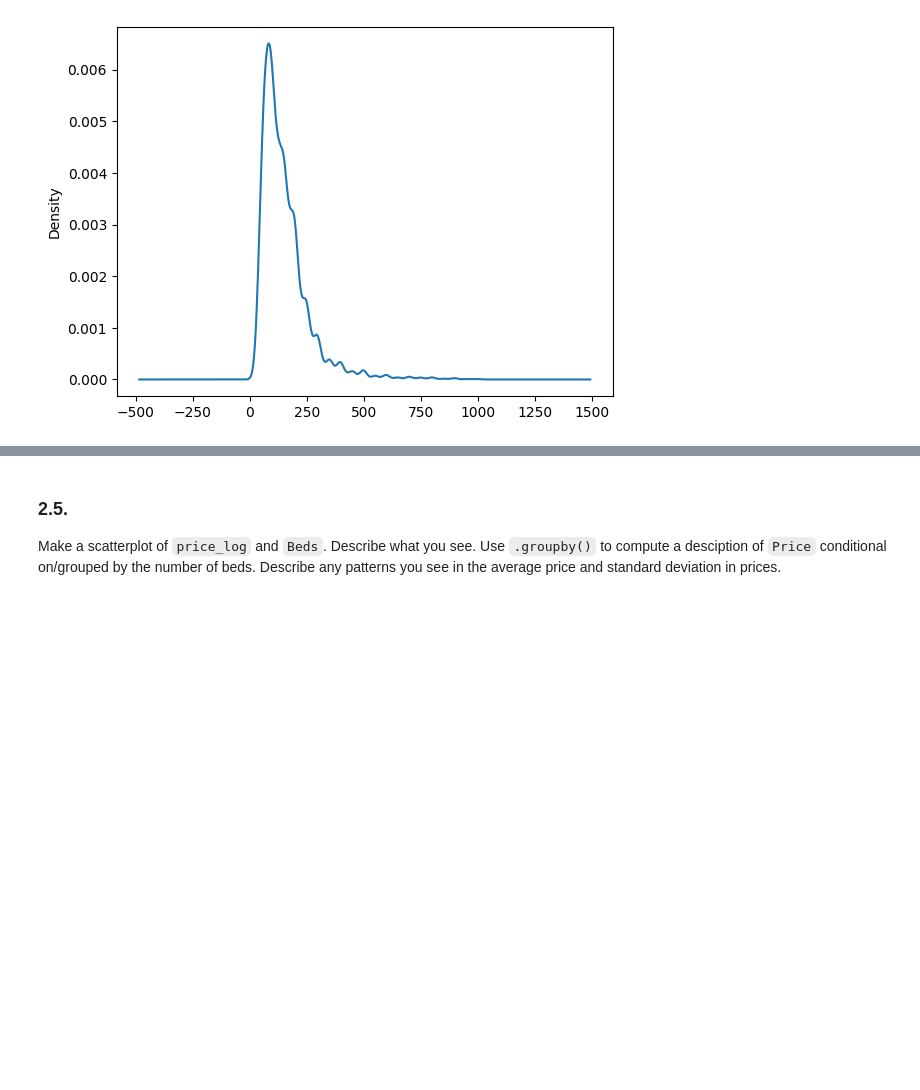
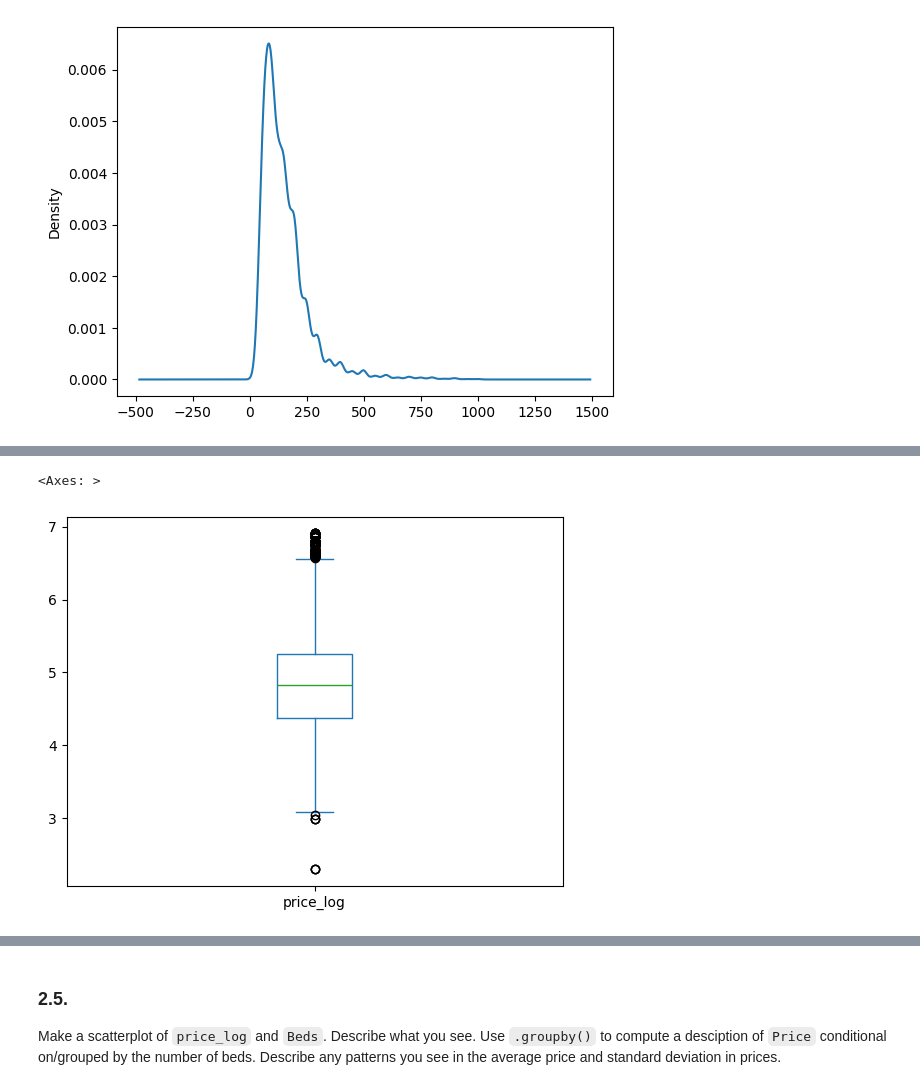
Before and after one commit to emilyzyzhou/eda_assignment, a Jupyter notebook: assignment.ipynb, the cells around one changed output, grey strips where cells are left out. Cells and saved outputs as stored; diff of their text form; code cells hidden in the pictures; blank space fills up the shorter version.

```diff
--- a/assignment.ipynb
+++ b/assignment.ipynb
@@ -117,0 +127,6 @@ airbnb_df['Price'].plot.density()
+# %%
+airbnb_df['price_log'] = pd.to_numeric(airbnb_df['price_log'], errors='coerce')
+airbnb_df['price_log'].plot.box()
+# %% [output]
+<Axes: >
+[figure, added]
```
Also changed, not shown: parts of 11 cells of this notebook.
